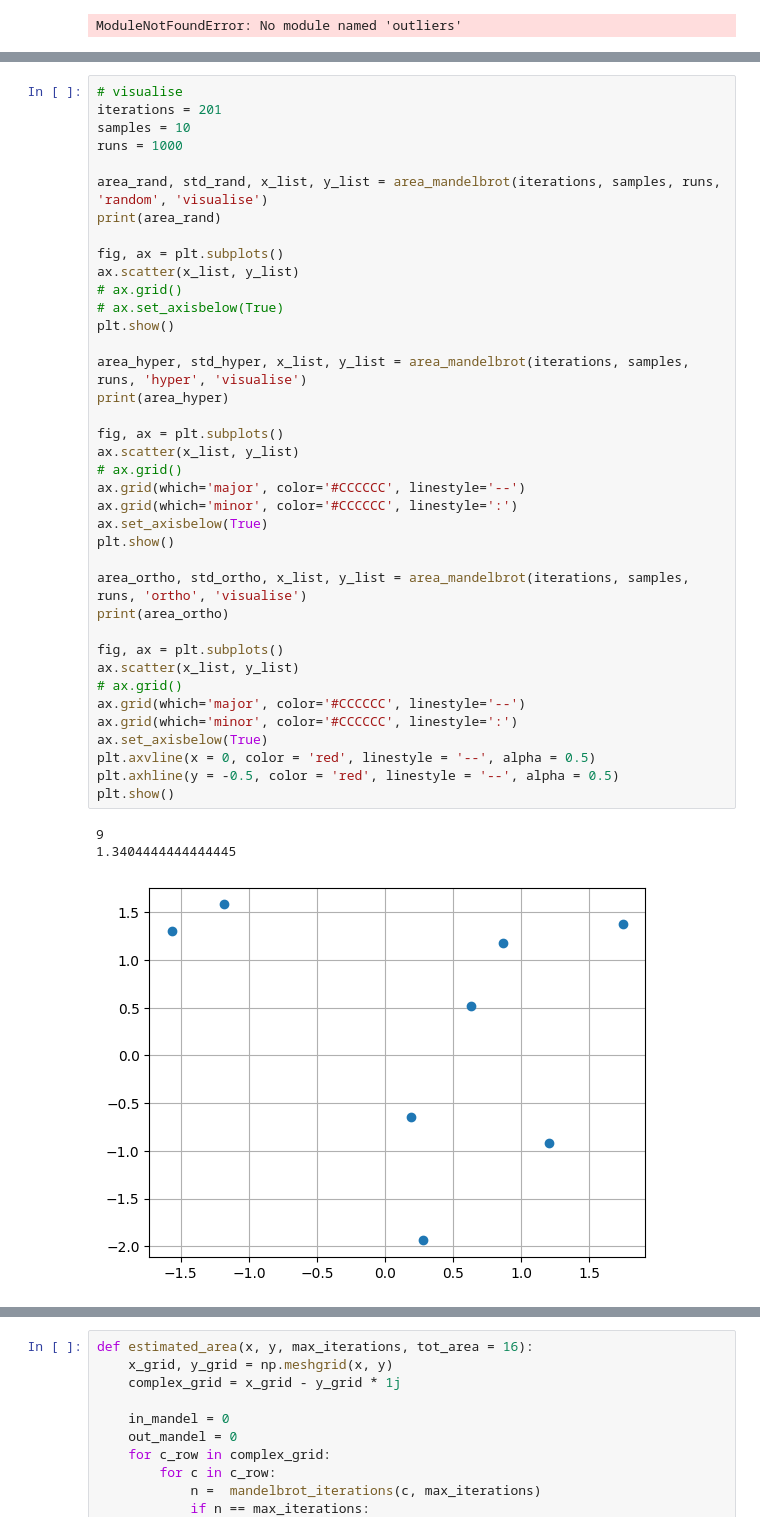
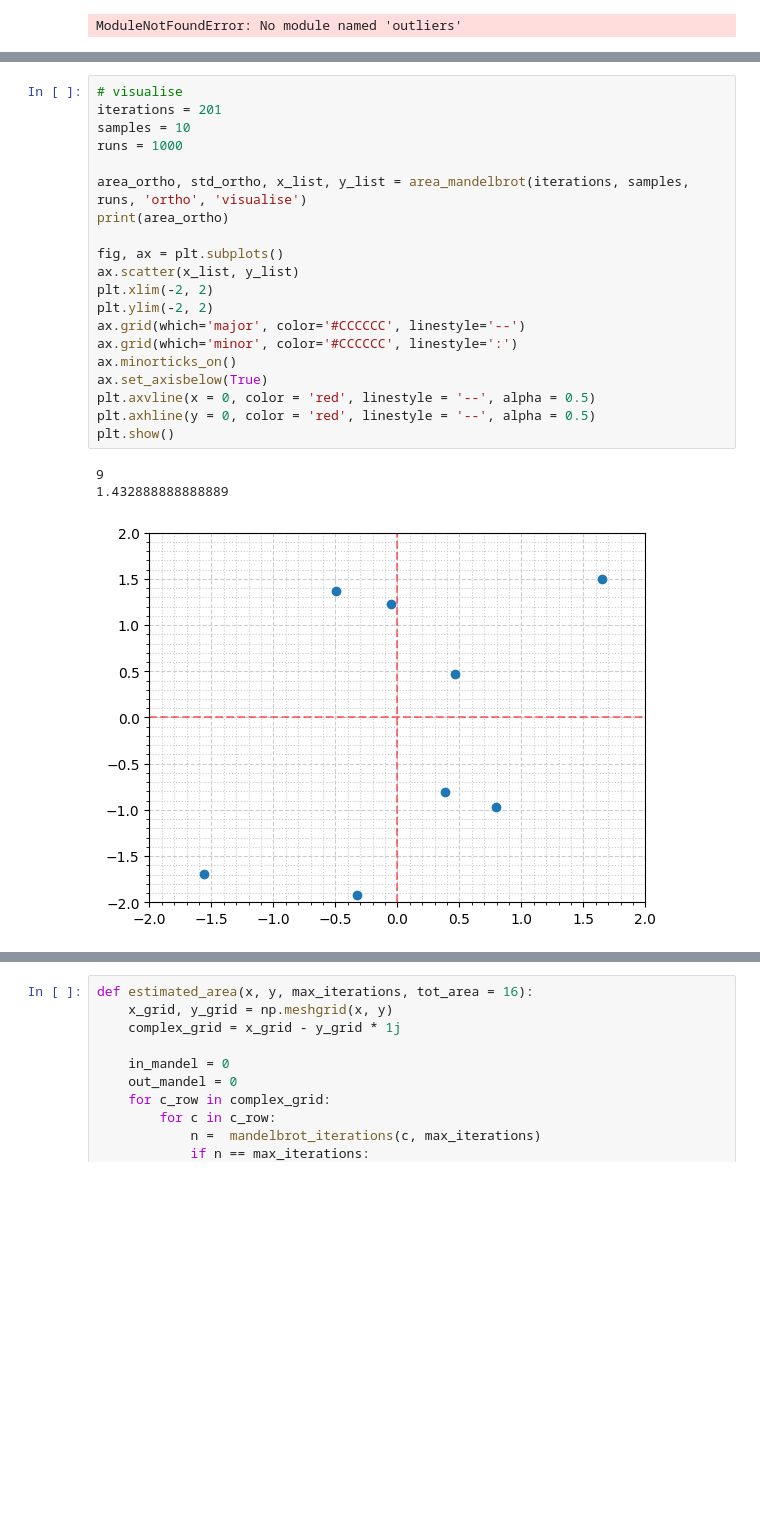
Before and after one commit to sachagijsbers/stochastic_1, a Jupyter notebook: code.ipynb, the cells around one changed output, grey strips where cells are left out. Saved outputs shown, nothing was run; the diff lists cells and outputs as text; blank space fills up the shorter version.

Commit message:
visualisation

```diff
--- a/code.ipynb
+++ b/code.ipynb
@@ -259,42 +301,24 @@ ModuleNotFoundError: No module named 'outliers'
 # %%
 # visualise
 iterations = 201
 samples = 10
 runs = 1000
 
-area_rand, std_rand, x_list, y_list = area_mandelbrot(iterations, samples, runs, 'random', 'visualise')
-print(area_rand)
-
-fig, ax = plt.subplots()
-ax.scatter(x_list, y_list)
-# ax.grid()
-# ax.set_axisbelow(True)
-plt.show()
-
-area_hyper, std_hyper, x_list, y_list = area_mandelbrot(iterations, samples, runs, 'hyper', 'visualise')
-print(area_hyper)
-
-fig, ax = plt.subplots()
-ax.scatter(x_list, y_list)
-# ax.grid()
-ax.grid(which='major', color='#CCCCCC', linestyle='--')
-ax.grid(which='minor', color='#CCCCCC', linestyle=':')
-ax.set_axisbelow(True)
-plt.show()
-
 area_ortho, std_ortho, x_list, y_list = area_mandelbrot(iterations, samples, runs, 'ortho', 'visualise')
 print(area_ortho)
 
 fig, ax = plt.subplots()
 ax.scatter(x_list, y_list)
-# ax.grid()
+plt.xlim(-2, 2)
+plt.ylim(-2, 2)
 ax.grid(which='major', color='#CCCCCC', linestyle='--')
 ax.grid(which='minor', color='#CCCCCC', linestyle=':')
+ax.minorticks_on()
 ax.set_axisbelow(True)
 plt.axvline(x = 0, color = 'red', linestyle = '--', alpha = 0.5)
-plt.axhline(y = -0.5, color = 'red', linestyle = '--', alpha = 0.5)
+plt.axhline(y = 0, color = 'red', linestyle = '--', alpha = 0.5)
 plt.show()
 # %% [output]
 9
-1.3404444444444445
+1.432888888888889
-[figure, old version]
+[figure, new version]
```
Also changed, not shown: parts of 3 cells of this notebook, 3 other files.
